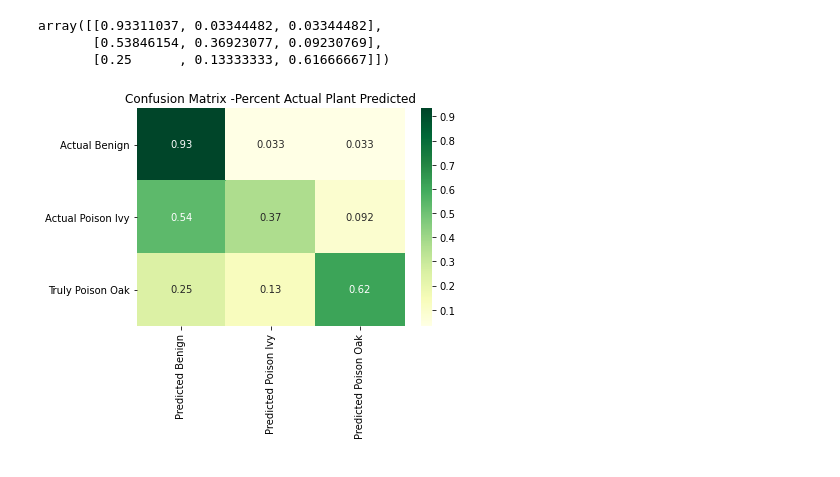
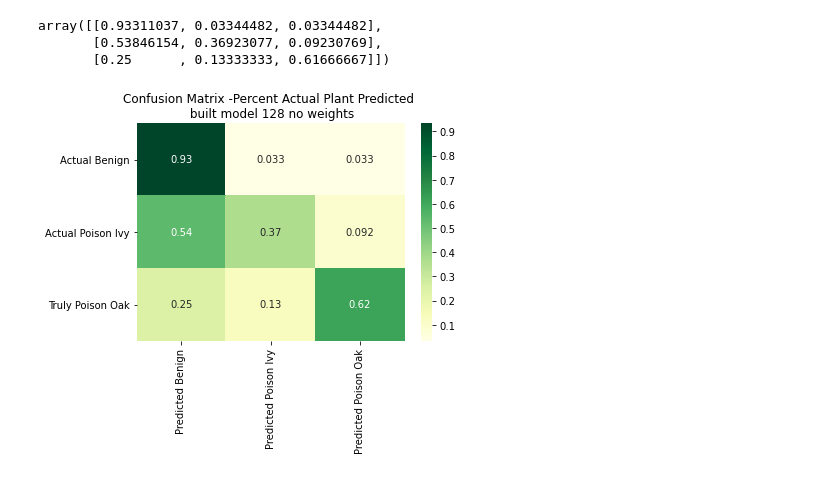
Before and after one commit to hadams1337/Poison-Ivy_Poison-Oak, a Jupyter notebook: model128_noweights.ipynb, the cells around one changed output. Saved outputs shown, nothing was run; the diff lists cells and outputs as text; code cells hidden in the pictures.

```diff
--- a/model128_noweights.ipynb
+++ b/model128_noweights.ipynb
@@ -91,7 +91,7 @@ callbacks = [
                               histogram_freq=2,
                               write_graph=True,
                               write_images=True),
-    keras.callbacks.ModelCheckpoint(filepath=model_name+"epoch_{epoch}",save_best_only=True)]
+    keras.callbacks.ModelCheckpoint(filepath='models/'+model_name ,save_best_only=True)]
 # %%
 train_datagen=tf.keras.preprocessing.image.ImageDataGenerator(
     zca_whitening=False, zca_epsilon=1e-06, rotation_range=20, width_shift_range=0.1,
@@ -218,9 +228,9 @@ array([[0.93311037, 0.03344482, 0.03344482],
 # %%
 predicted_cat=['Predicted Benign', 'Predicted Poison Ivy', 'Predicted Poison Oak']
 real_cat=['Actual Benign', 'Actual Poison Ivy', 'Truly Poison Oak']
 sns.heatmap(percent, annot=percent, cmap='YlGn',
             xticklabels=predicted_cat,
-            yticklabels=real_cat).set_title('Confusion Matrix -Percent Actual Plant Predicted');
+            yticklabels=real_cat).set_title('Confusion Matrix -Percent Actual Plant Predicted \n built model 128 no weights');
 plt.savefig('graphs/simplemodel128.png', bbox_inches='tight')
 # %% [output]
-[figure, old version]
+[figure, new version]
```
Also changed, not shown: parts of 10 cells of this notebook, 20 other files.
